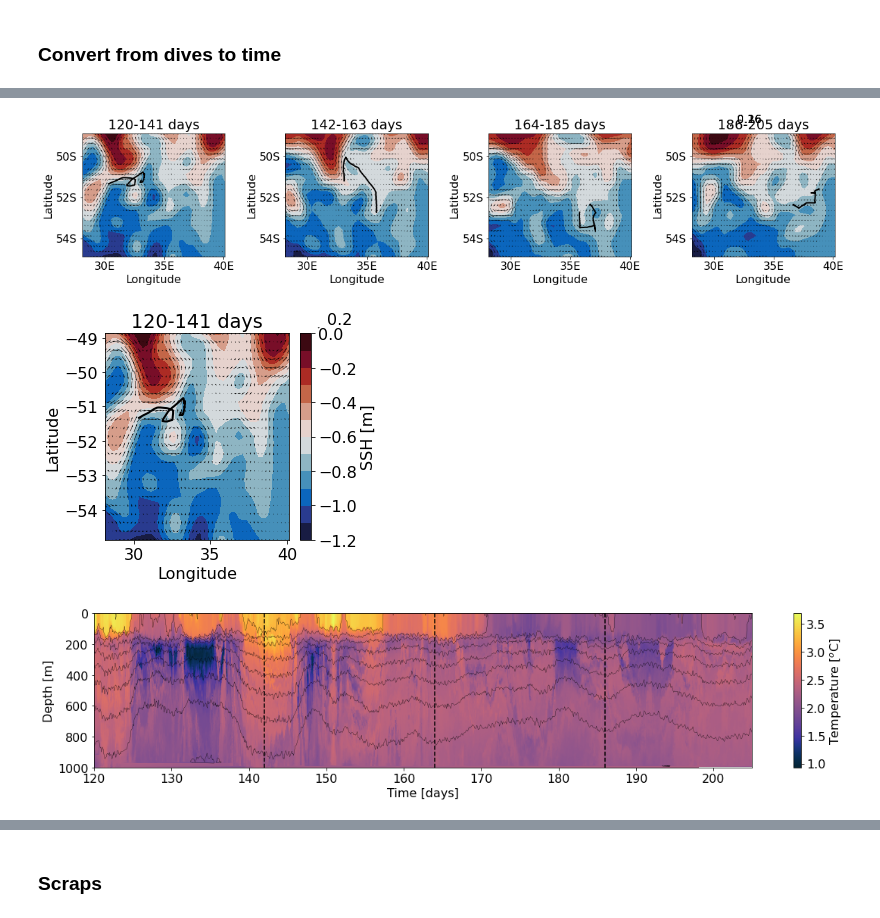
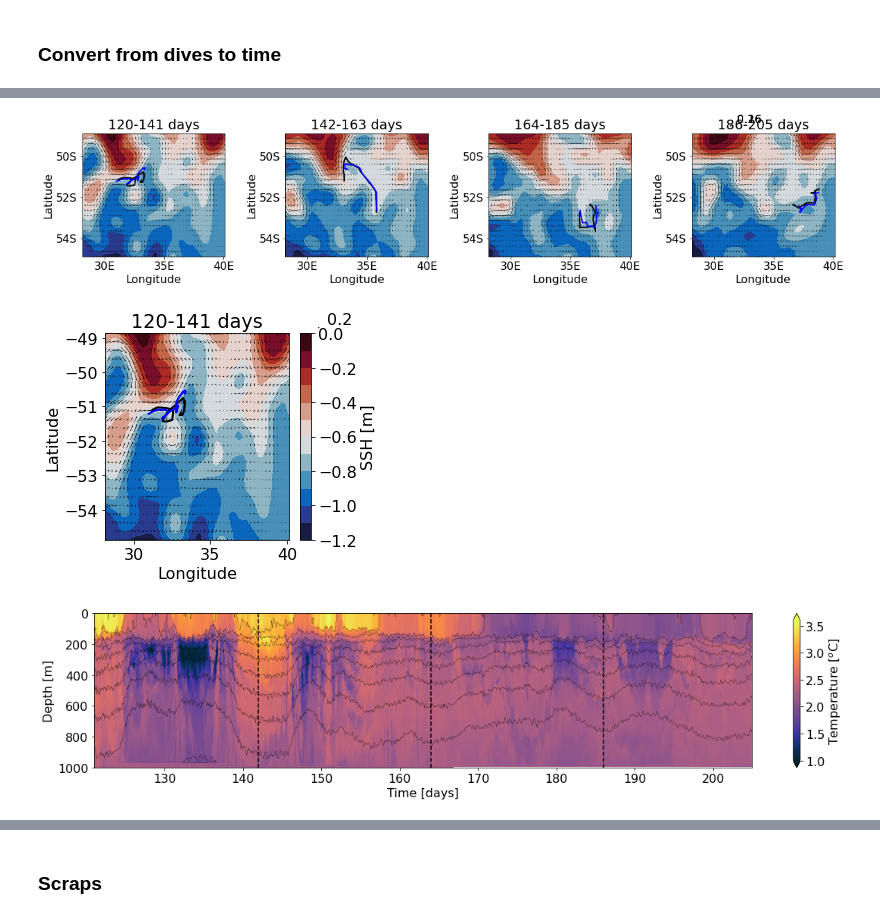
Before and after one commit to dhruvbalwada/sogos, a Jupyter notebook: notebooks/notebooks_variability_paper/SSH_and_sections_plot.ipynb, the cells around one changed output, grey strips where cells are left out. Drawn from its saved outputs; the diff is of its cells as text; code cells hidden in the pictures.

```diff
--- a/notebooks/notebooks_variability_paper/SSH_and_sections_plot.ipynb
+++ b/notebooks/notebooks_variability_paper/SSH_and_sections_plot.ipynb
@@ -18,8 +18,10 @@ def datetime2ytd(time):
     """" Return time in YTD format from datetime format."""
     return  (time - np.datetime64('2019-01-01'))/np.timedelta64(1, 'D')
 # %%
-ds_660_z = xr.open_dataset('data/ctd_O2_660_vert_4m_binned_22_sept_2021.nc')
+ds_659_z = xr.open_dataset('data/sg_659_vert_4m_binned_geoff_cleaned_24_sept_2021.nc')
+ds_660_z = xr.open_dataset('data/sg_660_vert_4m_binned_geoff_cleaned_24_sept_2021.nc')
 # Calculate a time axis as YTD
+ds_659_z['days'] = datetime2ytd(ds_659_z.time)
 ds_660_z['days'] = datetime2ytd(ds_660_z.time)
 # %%
 ds_SSH = xr.open_dataset('/Users/dhruvbalwada/OneDrive/sogos_data/data/for_dashboard/SSH_sogos.nc')
@@ -51,7 +33,7 @@ Data variables:
 from scipy import interpolate
 
 def interp_time(ds, var):
-    time_grid = np.arange(120, 205, 1/24)
+    time_grid = np.arange(121, 205, 1/24)
 
 
     for i in range(len(ds.ctd_pressure)):
@@ -104,6 +78,9 @@ ds_SSH.isel(time=slice(0, 21)).mean('time').plot.quiver(x='longitude', y='latitu
 plt.plot(ds_660_time.sel(days=slice(120,142)).sel(ctd_pressure=200, method='nearest').longitude,
          ds_660_time.sel(days=slice(120,142)).sel(ctd_pressure=200, method='nearest').latitude,
         linewidth=2, color='k')
+plt.plot(ds_659_time.sel(days=slice(120,142)).sel(ctd_pressure=200, method='nearest').longitude,
+         ds_659_time.sel(days=slice(120,142)).sel(ctd_pressure=200, method='nearest').latitude,
+        linewidth=2, color='b')
 plt.xlabel('Longitude')
 plt.ylabel('Latitude')
 plt.title('120-141 days')
@@ -118,6 +95,9 @@ ds_SSH.isel(time=slice(21, 43)).mean('time').plot.quiver(x='longitude', y='latit
 plt.plot(ds_660_time.sel(days=slice(142,164)).sel(ctd_pressure=200, method='nearest').longitude,
          ds_660_time.sel(days=slice(142,164)).sel(ctd_pressure=200, method='nearest').latitude,
         linewidth=2, color='k')
+plt.plot(ds_659_time.sel(days=slice(142,164)).sel(ctd_pressure=200, method='nearest').longitude,
+         ds_659_time.sel(days=slice(142,164)).sel(ctd_pressure=200, method='nearest').latitude,
+        linewidth=2, color='b')
 plt.xlabel('Longitude')
 plt.ylabel('Latitude')
 plt.title('142-163 days')
@@ -132,6 +112,9 @@ ds_SSH.isel(time=slice(43, 65)).mean('time').plot.quiver(x='longitude', y='latit
 plt.plot(ds_660_time.sel(days=slice(164,186)).sel(ctd_pressure=200, method='nearest').longitude,
          ds_660_time.sel(days=slice(164,186)).sel(ctd_pressure=200, method='nearest').latitude,
         linewidth=2, color='k')
+plt.plot(ds_659_time.sel(days=slice(164,186)).sel(ctd_pressure=200, method='nearest').longitude,
+         ds_659_time.sel(days=slice(164,186)).sel(ctd_pressure=200, method='nearest').latitude,
+        linewidth=2, color='b')
 plt.xlabel('Longitude')
 plt.ylabel('Latitude')
 plt.title('164-185 days')
@@ -146,6 +129,9 @@ ds_SSH.isel(time=slice(65, 88)).mean('time').plot.quiver(x='longitude', y='latit
 plt.plot(ds_660_time.sel(days=slice(186,206)).sel(ctd_pressure=200, method='nearest').longitude,
          ds_660_time.sel(days=slice(186,206)).sel(ctd_pressure=200, method='nearest').latitude,
         linewidth=2, color='k')
+plt.plot(ds_659_time.sel(days=slice(186,206)).sel(ctd_pressure=200, method='nearest').longitude,
+         ds_659_time.sel(days=slice(186,206)).sel(ctd_pressure=200, method='nearest').latitude,
+        linewidth=2, color='b')
 plt.xlabel('Longitude')
 plt.ylabel('Latitude')
 plt.title('186-205 days')
@@ -156,7 +142,7 @@ plt.tight_layout()
 
 plt.savefig('figures/figure_SSH_panel1.pdf')
 # %% [output]
-[figure, old version]
+[figure, new version]
 # %%
 plt.figure(figsize=(2.2*7.5/4, 3.8))
 
@@ -168,6 +154,9 @@ ds_SSH.isel(time=slice(0, 21)).mean('time').plot.quiver(x='longitude', y='latitu
 plt.plot(ds_660_time.sel(days=slice(120,142)).sel(ctd_pressure=200, method='nearest').longitude,
          ds_660_time.sel(days=slice(120,142)).sel(ctd_pressure=200, method='nearest').latitude,
         linewidth=2, color='k')
+plt.plot(ds_659_time.sel(days=slice(120,142)).sel(ctd_pressure=200, method='nearest').longitude,
+         ds_659_time.sel(days=slice(120,142)).sel(ctd_pressure=200, method='nearest').latitude,
+        linewidth=2, color='b')
 
 plt.xlabel('Longitude')
 plt.ylabel('Latitude')
@@ -176,20 +165,20 @@ plt.title('120-141 days')
 
 plt.savefig('figures/figure_SSH_panel1cbar.pdf')
 # %% [output]
-[figure, old version]
+[figure, new version]
 # %%
 plt.figure(figsize=(2.2*7.5,2.2*1.8))
-ds_660_time.CT.plot(cmap=cmo.thermal, rasterized=True, cbar_kwargs={'label': 'Temperature [$^o$C]'})
+ds_660_time.CT.plot(cmap=cmo.thermal, rasterized=True, cbar_kwargs={'label': 'Temperature [$^o$C]'}, vmin=1., vmax=3.6)
 ds_660_time.sigma0.plot.contour(levels=np.linspace(27.0, 27.9,10), colors='k', linewidths=0.3)
 plt.gca().invert_yaxis()
 
 plt.vlines([142, 164, 186], 0, 1000, linestyles='--', colors='k')
 #plt.xticks([0, 4e5, 8e5, 12e5, 16e5], labels=[0, 400, 800, 1200, 1600])
 plt.xlabel('Time [days]')
 plt.ylabel('Depth [m]')
 
 plt.tight_layout()
 
 plt.savefig('figures/figure_SSH_panel2.pdf')
 # %% [output]
-[figure, old version]
+[figure, new version]
```
Also changed, not shown: parts of 4 cells of this notebook, 1 other file.
